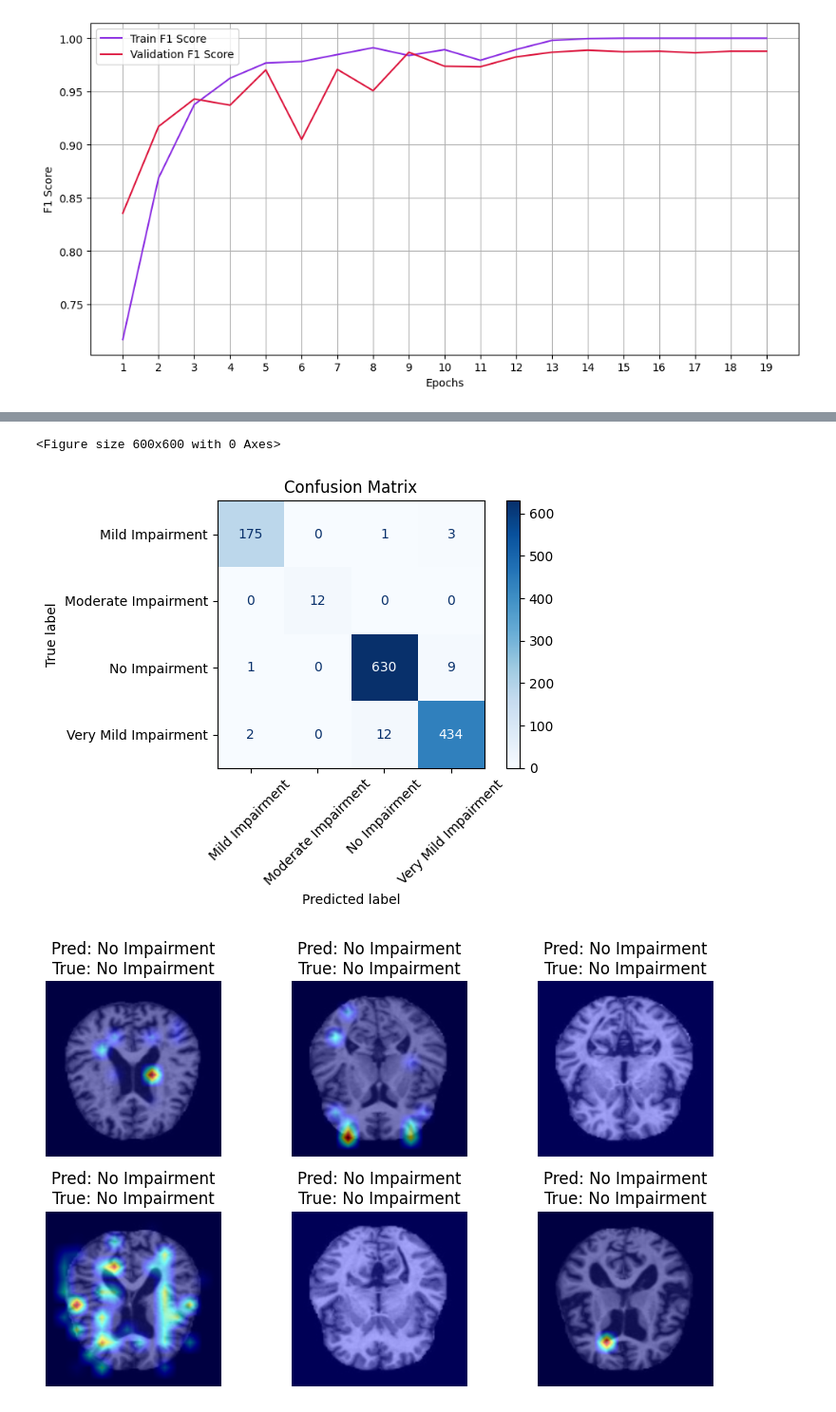
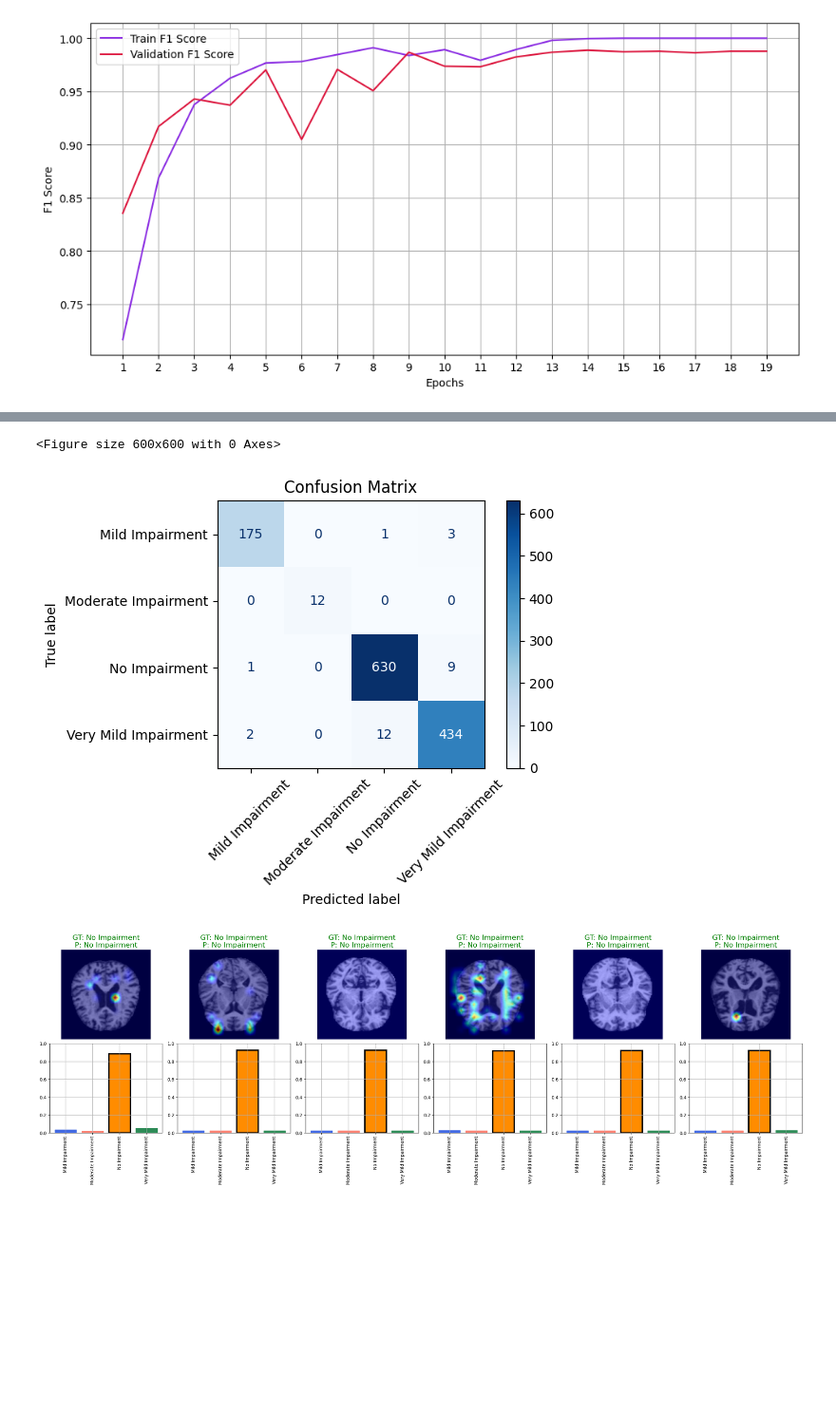
Before and after one commit to NabilSNaS/Alzheimer_Stage_Classification, a Jupyter notebook: mri-alzheimer-classification-transformer.ipynb, the cells around one changed output, grey strips where cells are left out. Shown at 95% size. Saved outputs shown, nothing was run; the diff lists cells and outputs as text; code cells hidden in the pictures; blank space fills up the shorter version.

Commit message:
Kaggle Notebook | MRI_Alzheimer_Classification_Transformer | Version 2

```diff
--- a/mri-alzheimer-classification-transformer.ipynb
+++ b/mri-alzheimer-classification-transformer.ipynb
@@ -434,6 +434,7 @@ Successfully installed grad-cam-1.4.6 ttach-0.0.3
 [figure]
 [figure]
 # %%
+
 !pip install gradio
 
 import os
@@ -514,8 +515,14 @@ plt.title("Confusion Matrix")
 plt.tight_layout()
 plt.show()
 
-# ==== Grad-CAM Visualization (6 Shuffled Images) ====
-import random
+
+ # ==== Grad-CAM + Bar-Chart Visualization (6 Shuffled Images) ====
+class_colors = {
+    'No Impairment':     'darkorange',
+    'Very Mild Impairment':'seagreen',
+    'Moderate Impairment':'salmon',
+    'Mild Impairment':   'royalblue'
+}
 
 cam = GradCAM(
     model=model,
@@ -524,7 +531,7 @@ cam = GradCAM(
     reshape_transform=vit_reshape_transform
 )
 
-# Randomly sample 6 images from test_dataset
+# Sample 6 test images
 sample_indices = random.sample(range(len(test_dataset)), 6)
 sample_images = [test_dataset[i][0] for i in sample_indices]
 sample_labels = [test_dataset[i][1] for i in sample_indices]
@@ -534,63 +541,52 @@ true_labels = torch.tensor(sample_labels).to(device)
 
 with torch.no_grad():
     outputs = model(input_tensor)
-    preds = torch.argmax(outputs, dim=1)
+    preds = outputs.argmax(dim=1)
 
-# Grad-CAM requires gradient
+# Grad-CAM maps
 targets = [ClassifierOutputTarget(p.item()) for p in preds]
-cam_outputs = cam(input_tensor, targets=targets)
+cam_maps = cam(input_tensor, targets=targets)
 
-# Display
-fig, axs = plt.subplots(2, 3, figsize=(8, 5))
+# Plot
+fig, axes = plt.subplots(2, 6, figsize=(24, 8))
+
 for i in range(6):
-    img = input_tensor[i].cpu().numpy().transpose(1, 2, 0)
-    img = (img * 0.5) + 0.5  # de-normalize
-    cam_map_resized = cv2.resize(cam_outputs[i], (img.shape[1], img.shape[0]))
-    cam_overlay = show_cam_on_image(img, cam_map_resized, use_rgb=True)
+    img = input_tensor[i].cpu().permute(1,2,0).numpy()
+    img = (img * 0.5) + 0.5  # De-normalize (adjust if you used different normalization)
+    img = np.clip(img, 0, 1)
 
-    axs[i // 3][i % 3].imshow(cam_overlay)
-    axs[i // 3][i % 3].set_title(
-        f"Pred: {class_names[preds[i]]}\nTrue: {class_names[true_labels[i]]}"
+    cam_map = cv2.resize(cam_maps[i], (img.shape[1], img.shape[0]))
+    overlay = show_cam_on_image(img, cam_map, use_rgb=True)
+
+    # --- Top Row: CAM overlays ---
+    ax_cam = axes[0, i]
+    ax_cam.imshow(overlay)
+    ax_cam.set_title(
+        f"GT: {class_names[true_labels[i]]}\nP: {class_names[preds[i]]}",
+        color="green" if preds[i]==true_labels[i] else "red",
+        fontsize=16
     )
-    axs[i // 3][i % 3].axis("off")
+    ax_cam.axis("off")
+
+    # --- Bottom Row: Softmax Bar Plot ---
+    probs = torch.nn.functional.softmax(outputs[i].unsqueeze(0), dim=1)[0].cpu().numpy()
+    pred_idx = preds[i].item()
+
+    ax_bar = axes[1, i]
+    for j, cls in enumerate(class_names):
+        ax_bar.bar(
+            j, probs[j],
+            color=class_colors[cls],
+            edgecolor='black' if j == pred_idx else class_colors[cls],
+            linewidth=3 if j == pred_idx else 1
+        )
+    ax_bar.set_xticks(range(len(class_names)))
+    ax_bar.set_xticklabels(class_names, rotation=90)
+    ax_bar.set_ylim(0, 1)
+    ax_bar.grid(True)
 
 plt.tight_layout()
 plt.show()
-
-
-# ==== Gradio Interface ====
-test_transform = transforms.Compose([
-    transforms.Resize((224, 224)),
-    transforms.ToTensor(),
-    transforms.Normalize([0.5] * 3, [0.5] * 3)
-])
-
-def predict_with_gradcam(image_pil):
-    image_rgb = image_pil.convert("RGB")
-    input_tensor = test_transform(image_rgb).unsqueeze(0).to(device)
-
-    with torch.no_grad():
-        output = model(input_tensor)
-        pred_class = output.argmax(dim=1).item()
-        label = class_names[pred_class]
-
-    # Grad-CAM requires gradients
-    targets = [ClassifierOutputTarget(pred_class)]
-    cam_map = cam(input_tensor, targets=targets)[0]
-
-    image_np = np.array(image_rgb).astype(np.float32) / 255.0
-    cam_map_resized = cv2.resize(cam_map, (image_np.shape[1], image_np.shape[0]))
-    cam_overlay = show_cam_on_image(image_np, cam_map_resized, use_rgb=True)
-
-    return label, cam_overlay
-
-gr.Interface(
-    fn=predict_with_gradcam,
-    inputs=gr.Image(type="pil", label="Upload MRI Image"),
-    outputs=[gr.Label(label="Predicted Label"), gr.Image(label="Grad-CAM Heatmap")],
-    title="ViT MRI Classifier",
-    description="Upload an MRI to get predicted diagnosis and a Grad-CAM heatmap."
-).launch()
 # %% [output]
 Collecting gradio
   Downloading gradio-5.29.0-py3-none-any.whl.metadata (16 kB)
@@ -600,31 +596,31 @@ Collecting fastapi<1.0,>=0.115.2 (from gradio)
   Downloading fastapi-0.115.12-py3-none-any.whl.metadata (27 kB)
 Collecting ffmpy (from gradio)
   Downloading ffmpy-0.5.0-py3-none-any.whl.metadata (3.0 kB)
 Collecting gradio-client==1.10.0 (from gradio)
   Downloading gradio_client-1.10.0-py3-none-any.whl.metadata (7.1 kB)
 Collecting groovy~=0.1 (from gradio)
   Downloading groovy-0.1.2-py3-none-any.whl.metadata (6.1 kB)
 ... (74 lines left out)
 Downloading uvicorn-0.34.2-py3-none-any.whl (62 kB)
 Downloading ffmpy-0.5.0-py3-none-any.whl (6.0 kB)
 Installing collected packages: uvicorn, tomlkit, semantic-version, ruff, python-multipart, groovy, ffmpy, starlette, safehttpx, gradio-client, fastapi, gradio
 Successfully installed fastapi-0.115.12 ffmpy-0.5.0 gradio-5.29.0 gradio-client-1.10.0 groovy-0.1.2 python-multipart-0.0.20 ruff-0.11.8 safehttpx-0.1.6 semantic-version-2.10.0 starlette-0.46.2 tomlkit ...
 === Test Accuracy ===
 Accuracy: 97.81% (1251/1279)
 
 
 === Classification Report ===
 
                       precision    recall  f1-score   support
 
      Mild Impairment      0.983     0.978     0.980       179
  Moderate Impairment      1.000     1.000     1.000        12
        No Impairment      0.980     0.984     0.982       640
 Very Mild Impairment      0.973     0.969     0.971       448
 
             accuracy                          0.978      1279
            macro avg      0.984     0.983     0.983      1279
         weighted avg      0.978     0.978     0.978      1279
 <Figure size 600x600 with 0 Axes>
 [figure]
-[figure, old version]
+[figure, new version]
```
Also changed, not shown: parts of 2 cells of this notebook.
